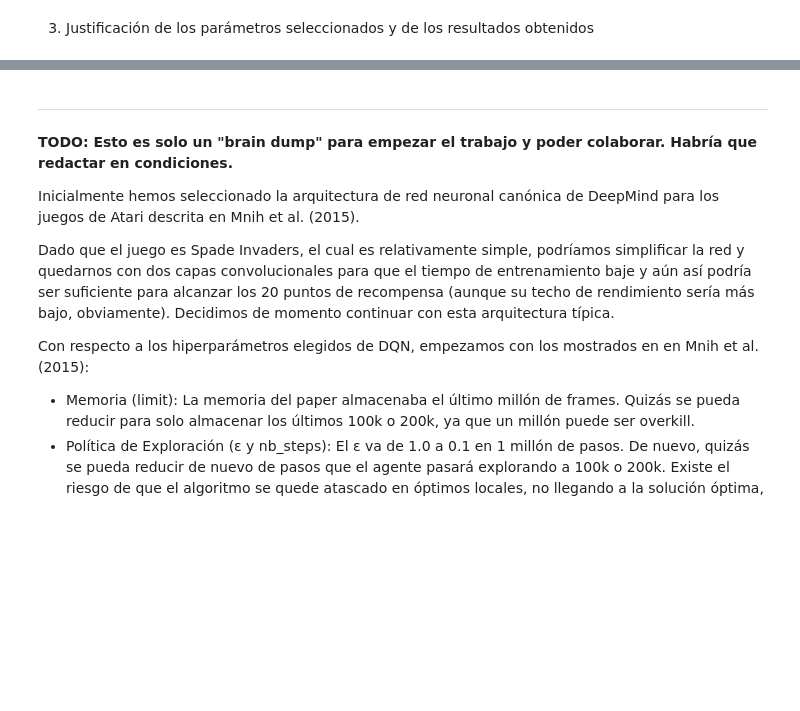
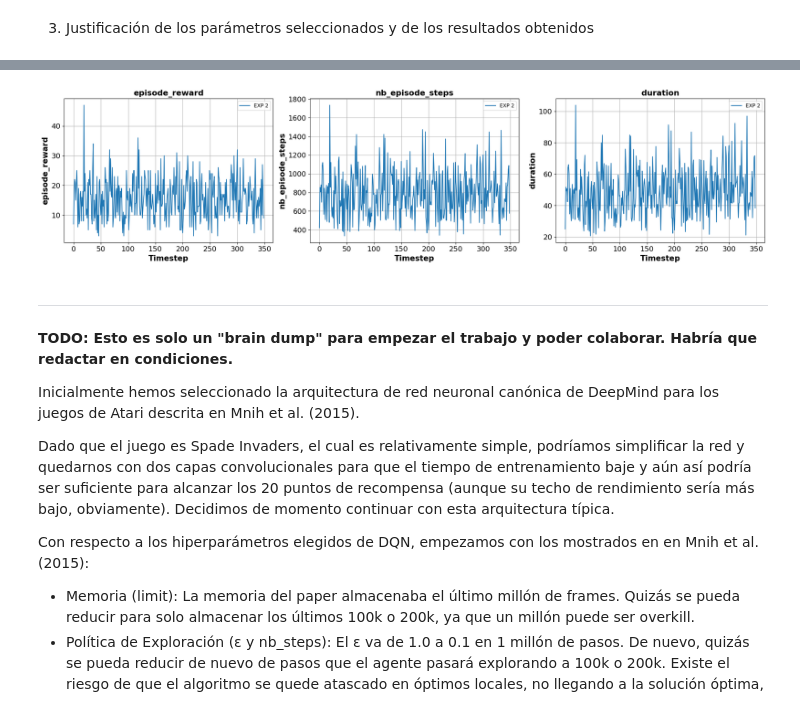
Before and after one commit to ammiguezvega/MIAR, a Jupyter notebook: Proyecto_práctico_AR.ipynb, the cells around one changed output, grey strips where cells are left out. Drawn from its saved outputs; the diff is of its cells as text; code cells hidden in the pictures; blank space fills up the shorter version.

```diff
--- a/Proyecto_práctico_AR.ipynb
+++ b/Proyecto_práctico_AR.ipynb
@@ -490,3 +563,8 @@ show_video()
+# %%
+fields_to_plot = ["episode_reward", "nb_episode_steps", "duration"]
+plot_experiments(experiments, fields_to_plot)
+# %% [output]
+[figure, added]
 # %% [markdown]
 ---
 # %% [markdown]
```
Also changed, not shown: parts of 6 cells of this notebook.
